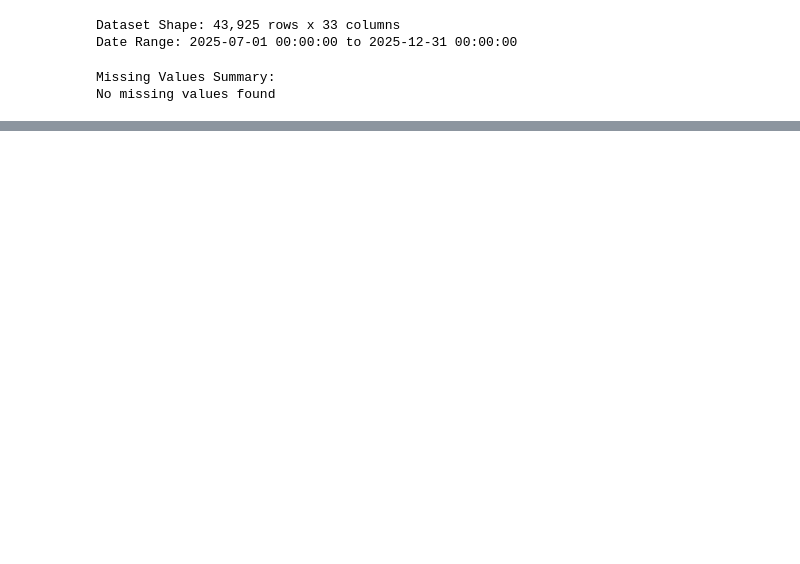
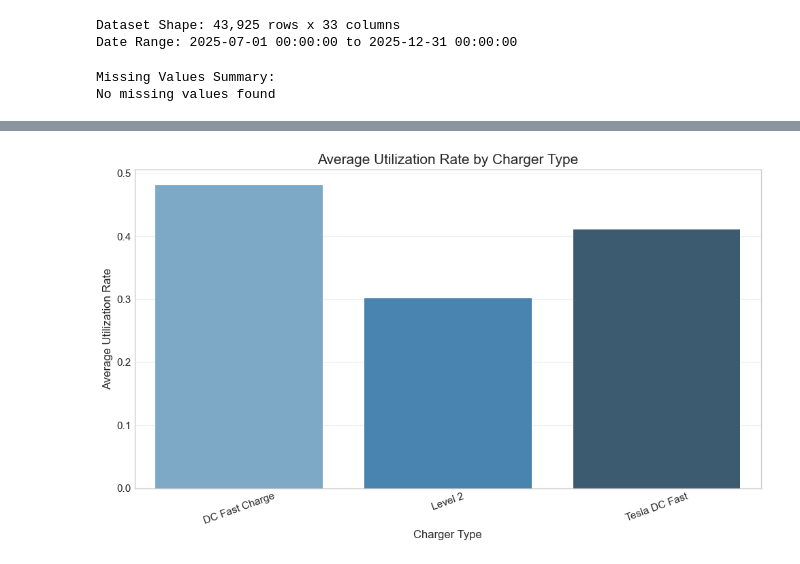
Before and after one commit to BruhBoba/Electric-Vehicle-Charging-Station-Demand-Predictor, a Jupyter notebook: ev_charging_data_visualization.ipynb, the cells around one changed output, grey strips where cells are left out. Saved outputs shown, nothing was run; the diff lists cells and outputs as text; code cells hidden in the pictures; blank space fills up the shorter version.

```diff
--- a/ev_charging_data_visualization.ipynb
+++ b/ev_charging_data_visualization.ipynb
@@ -103,0 +117,34 @@ plt.show()
+# %%
+# Check all unique charger types
+df["charger_type"].unique()
+
+# Calculate average utilization by charger type
+utilization_by_charger = (
+    df.groupby("charger_type")["utilization_rate"]
+      .mean()
+      .reset_index()
+)
+
+# Create the figure
+plt.figure(figsize=(10,6))
+
+# Plot average utilization
+sns.barplot(
+    data=utilization_by_charger,
+    x="charger_type",
+    y="utilization_rate",
+    palette="Blues_d"
+)
+
+# Add labels
+plt.title("Average Utilization Rate by Charger Type", fontsize=15)
+plt.xlabel("Charger Type", fontsize=12)
+plt.ylabel("Average Utilization Rate", fontsize=12)
+
+plt.xticks(rotation=20)
+plt.grid(axis='y', alpha=0.3)
+
+plt.tight_layout()
+plt.show()
+# %% [output]
+[figure, added]
```
Also changed, not shown: parts of 6 cells of this notebook, 1 other file.
